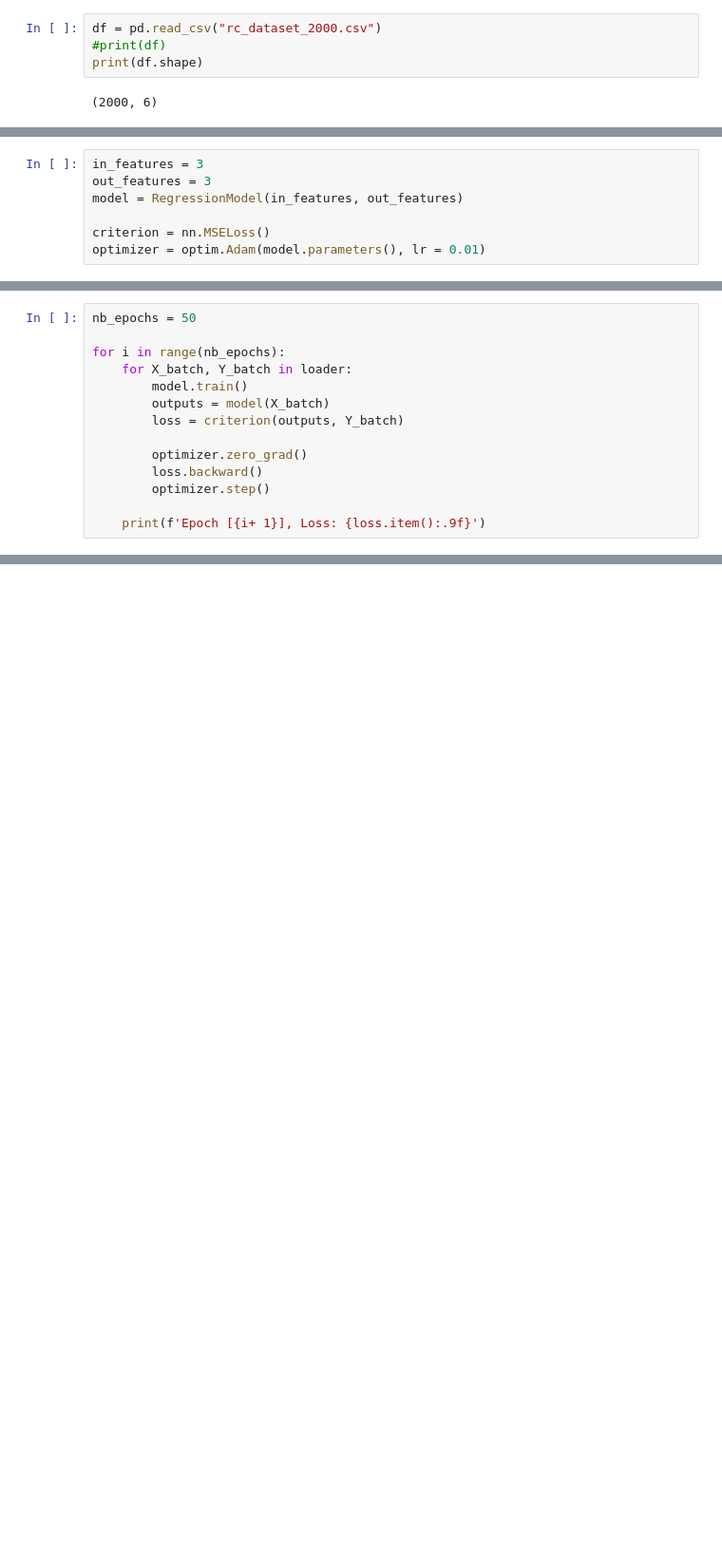
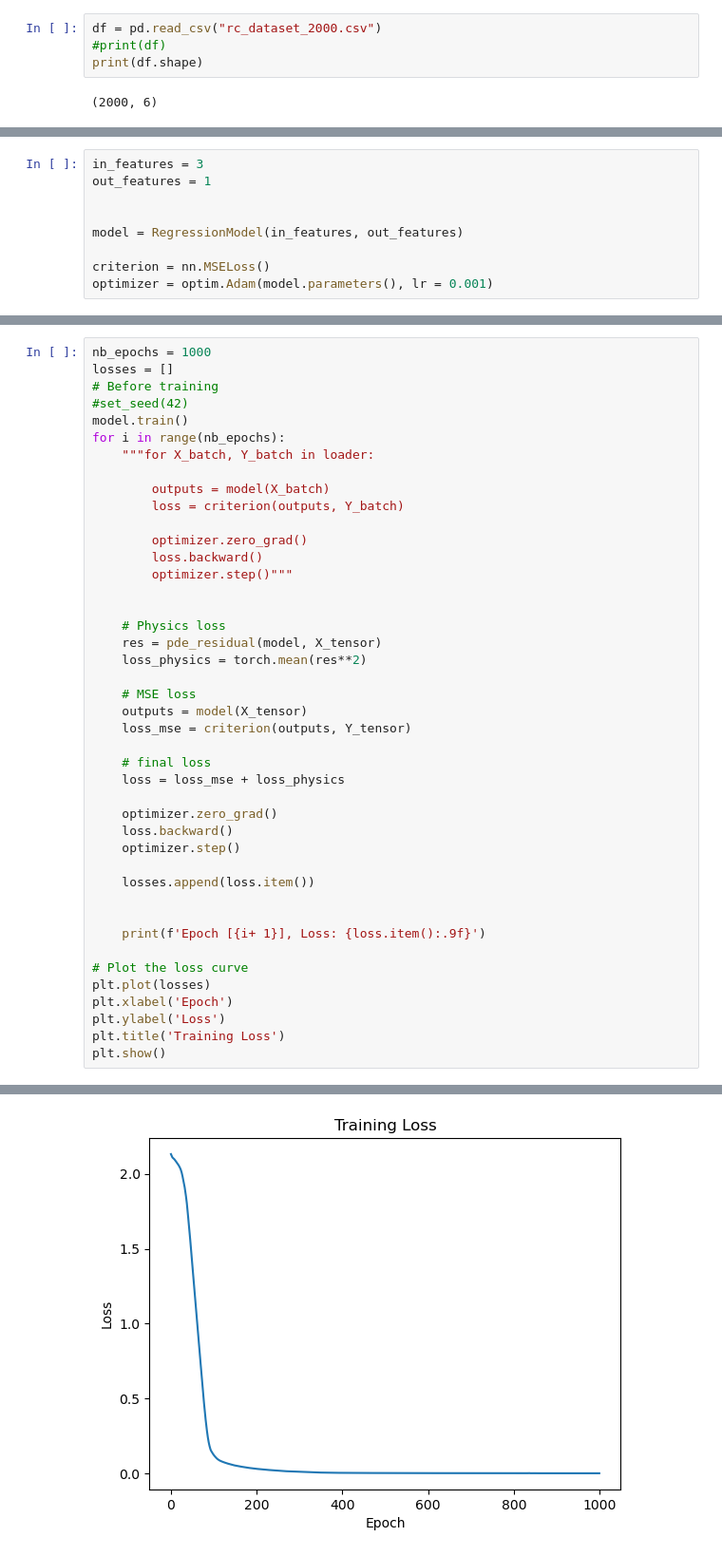
Before and after one commit to Dream-Team-L3MI/Projet_L3MI, a Jupyter notebook: Partie_2_S6/NN_test/proto2.ipynb, the cells around one changed output, grey strips where cells are left out. Shown at 95% size. Saved outputs shown, nothing was run; the diff lists cells and outputs as text; blank space fills up the shorter version.

```diff
--- a/Partie_2_S6/NN_test/proto2.ipynb
+++ b/Partie_2_S6/NN_test/proto2.ipynb
@@ -75,8 +87,10 @@ class RegressionModel(nn.Module):
         return x
 # %%
 in_features = 3
-out_features = 3
+out_features = 1
+
+
 model = RegressionModel(in_features, out_features)
 
 criterion = nn.MSELoss()
-optimizer = optim.Adam(model.parameters(), lr = 0.01)
+optimizer = optim.Adam(model.parameters(), lr = 0.001)
@@ -83,15 +150,44 @@ optimizer = optim.Adam(model.parameters(), lr = 0.01)
 # %%
-nb_epochs = 50
+nb_epochs = 1000
+losses = []
+# Before training
+#set_seed(42)
+model.train()
+for i in range(nb_epochs):
+    """for X_batch, Y_batch in loader:
 
-for i in range(nb_epochs):
-    for X_batch, Y_batch in loader:
-        model.train()
         outputs = model(X_batch)
         loss = criterion(outputs, Y_batch)
 
         optimizer.zero_grad()
         loss.backward()
-        optimizer.step()
+        optimizer.step()"""
+
+
+    # Physics loss
+    res = pde_residual(model, X_tensor)
+    loss_physics = torch.mean(res**2)
+
+    # MSE loss
+    outputs = model(X_tensor)
+    loss_mse = criterion(outputs, Y_tensor)
+
+    # final loss
+    loss = loss_mse + loss_physics
+
+    optimizer.zero_grad()
+    loss.backward()
+    optimizer.step()
+
+    losses.append(loss.item())
+
 
     print(f'Epoch [{i+ 1}], Loss: {loss.item():.9f}')
+
+# Plot the loss curve
+plt.plot(losses)
+plt.xlabel('Epoch')
+plt.ylabel('Loss')
+plt.title('Training Loss')
+plt.show()
 # %% [output]
@@ -115,3 +211,4 @@ Epoch [50], Loss: 0.258850396
+[figure, added]
 # %%
 model.eval()
 
```
Also changed, not shown: parts of 9 cells of this notebook, 1 other file.
